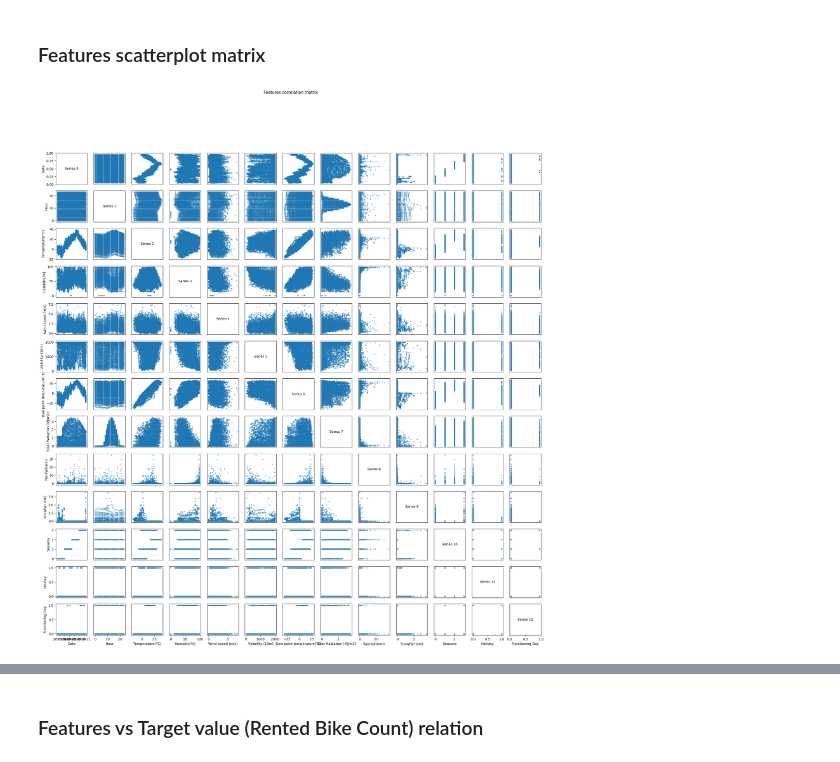
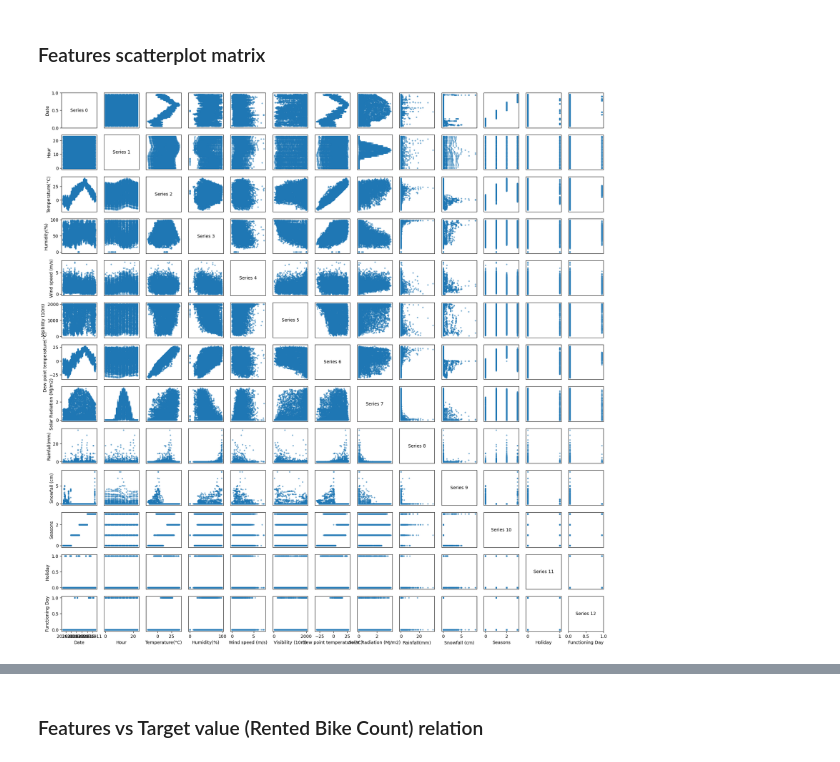
Before and after one commit to IvanGomez37/Final-Project-FoML, a Jupyter notebook: seoul_bike.ipynb, the cells around one changed output, grey strips where cells are left out. Cells and saved outputs as stored; diff of their text form; code cells hidden in the pictures.

```diff
--- a/seoul_bike.ipynb
+++ b/seoul_bike.ipynb
@@ -255,31 +256,31 @@ plt.show()
 # %% [markdown]
 ### Features scatterplot matrix
 # %%
+# (? Como interpretar relaciones)
 # Function to generate scatterplot matrix
 def scatterplot_matrix(data):
     num_col = data.shape[1]
 
-    fig, axs = plt.subplots(num_col, num_col, figsize=(num_col * 2, num_col * 2))
+    fig, axs = plt.subplots(num_col, num_col, figsize=(num_col * 1.7, num_col * 1.7))
 
     for i, col_name_i in zip(range(num_col), data.columns):
         for j, col_name_j in zip(range(num_col), data.columns):
             # Either plot scatter or print number of serie
             if i != j: axs[i, j].scatter(data[col_name_j], data[col_name_i], s = 5, alpha=0.5)
             else: axs[i, j].annotate(f"Series {i}", (0.5, 0.5), xycoords='axes fraction', ha="center", va="center")
 
             # Setting rows and columns shared labels
             if j == 0: axs[i, j].set_ylabel(col_name_i)
             if i == num_col - 1: axs[i, j].set_xlabel(col_name_j)
 
             # Hide axis labels except for left and bottom charts
             if i < num_col - 1: axs[i][j].xaxis.set_visible(False)
             if j > 0: axs[i][j].yaxis.set_visible(False)
 
     return fig
 
 # Plotting scatterplot matrix
 scatter_matrix = scatterplot_matrix(SeoulBikeData_features)
-plt.suptitle("Features correlation matrix")
 plt.show()
 # %% [output]
-[figure, old version]
+[figure, new version]
```
Also changed, not shown: parts of 7 cells of this notebook.
